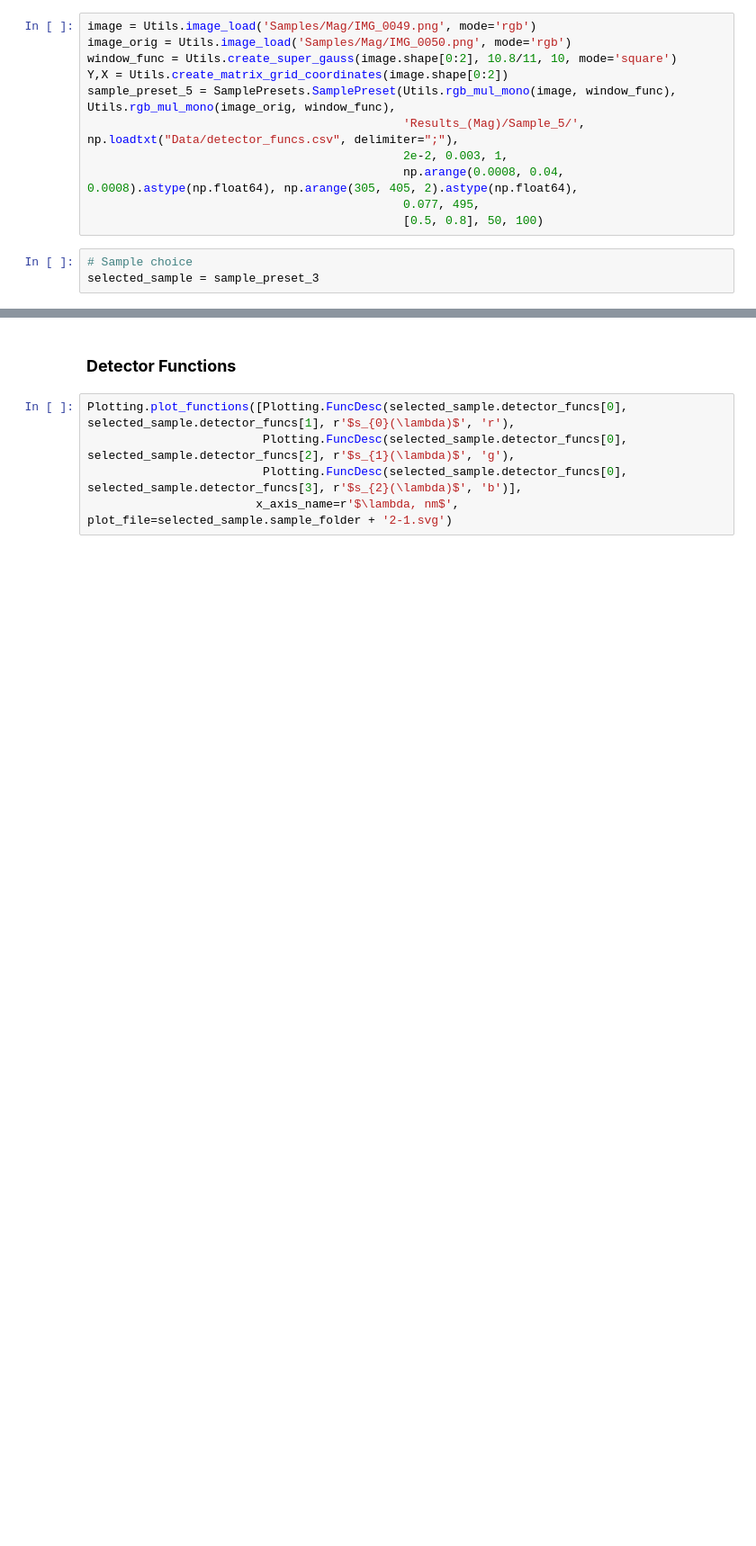
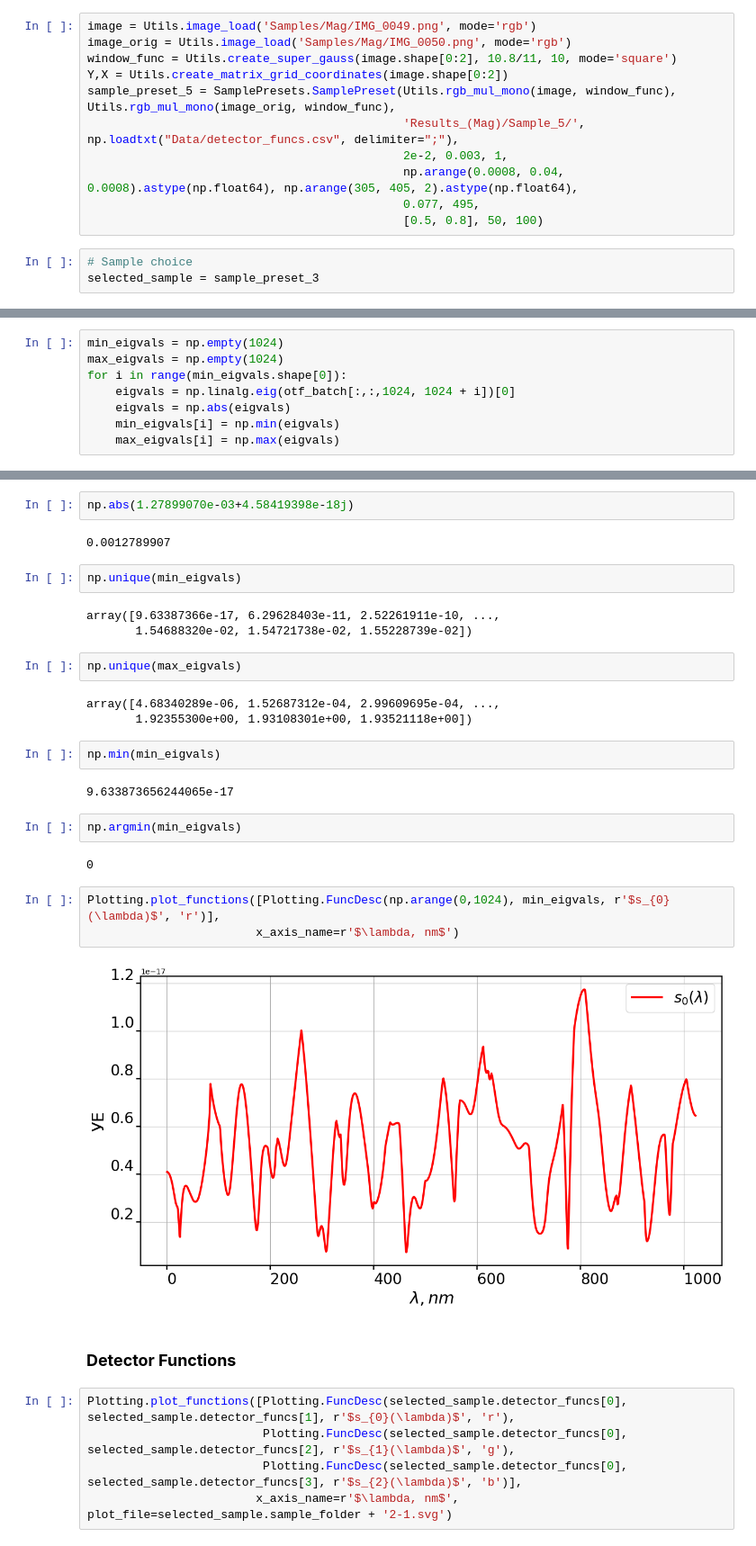
Before and after one commit to ArthurLlew/ImageRestoration, a Jupyter notebook: Mag_Restoration.ipynb, the cells around one changed output, grey strips where cells are left out. Shown at 90% size. Saved outputs shown, nothing was run; the diff lists cells and outputs as text; blank space fills up the shorter version.

```diff
--- a/Mag_Restoration.ipynb
+++ b/Mag_Restoration.ipynb
@@ -77,0 +89,8 @@ selected_sample = sample_preset_3
+# %%
+min_eigvals = np.empty(1024)
+max_eigvals = np.empty(1024)
+for i in range(min_eigvals.shape[0]):
+    eigvals = np.linalg.eig(otf_batch[:,:,1024, 1024 + i])[0]
+    eigvals = np.abs(eigvals)
+    min_eigvals[i] = np.min(eigvals)
+    max_eigvals[i] = np.max(eigvals)
@@ -78,3 +108,30 @@ selected_sample = sample_preset_3
+# %%
+np.abs(1.27899070e-03+4.58419398e-18j)
+# %% [output]
+0.0012789907
+# %%
+np.unique(min_eigvals)
+# %% [output]
+array([9.63387366e-17, 6.29628403e-11, 2.52261911e-10, ...,
+       1.54688320e-02, 1.54721738e-02, 1.55228739e-02])
+# %%
+np.unique(max_eigvals)
+# %% [output]
+array([4.68340289e-06, 1.52687312e-04, 2.99609695e-04, ...,
+       1.92355300e+00, 1.93108301e+00, 1.93521118e+00])
+# %%
+np.min(min_eigvals)
+# %% [output]
+9.633873656244065e-17
+# %%
+np.argmin(min_eigvals)
+# %% [output]
+0
+# %%
+Plotting.plot_functions([Plotting.FuncDesc(np.arange(0,1024), min_eigvals, r'$s_{0}(\lambda)$', 'r')],
+                        x_axis_name=r'$\lambda, nm$')
+# %% [output]
+[figure, added]
 # %% [markdown]
 ### <span>**Detector Functions**</span>
 # %%
```
Also changed, not shown: parts of 6 cells of this notebook, 1 other file.
